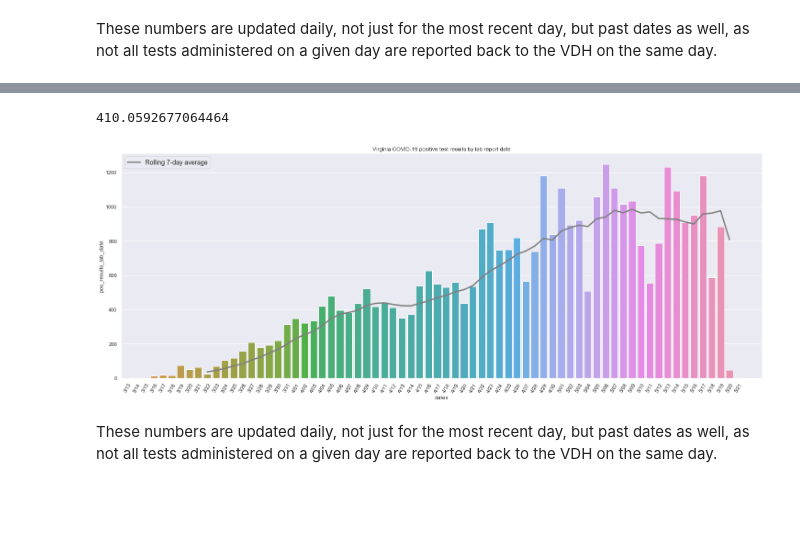
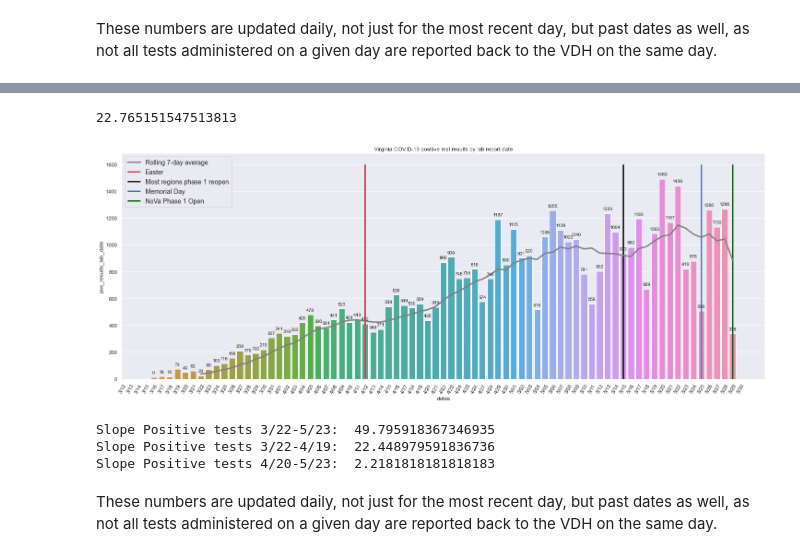
Before and after one commit to Sara1583/COVID-19-in-US, a Jupyter notebook: Virginia COVID-19.ipynb, the cells around one changed output, grey strips where cells are left out. Cells and saved outputs as stored; diff of their text form; code cells hidden in the pictures; blank space fills up the shorter version.

```diff
--- a/Virginia COVID-19.ipynb
+++ b/Virginia COVID-19.ipynb
@@ -72,6 +80,10 @@ Virginia_COVID_19['FX_rolling_7'] = Virginia_COVID_19['FX_new_cases'].rolling(wi
 Virginia_COVID_19['sans_FX'] = Virginia_COVID_19['new_reports_per_day'] - Virginia_COVID_19['FX_new_cases']
 # %%
 Virginia_COVID_19['sans_FX_rolling_7'] = Virginia_COVID_19['sans_FX'].rolling(window=7).mean()
+# %%
+Virginia_COVID_19['sans_NoVa'] = Virginia_COVID_19['new_reports_per_day'] - NoVa_cases
+# %%
+Virginia_COVID_19['sans_NoVa_rolling_7'] = Virginia_COVID_19['sans_NoVa'].rolling(window=7).mean()
 # %%
 Virginia_COVID_19.set_index('dates')
 # %% [output]
@@ -109,8 +120,8 @@ plt.show()
 # %%
 plt.figure(figsize=(25, 9))
 death_cum = sns.barplot(x='dates', y=Virginia_COVID_19.new_deaths_per_day.cumsum(), data=Virginia_COVID_19)
-for p in death_cum.patches:
-    death_cum.annotate(format(p.get_height(), '1.0f'), (p.get_x() + p.get_width()/2., p.get_height()), ha='center', va='center', xytext=(0,10), textcoords='offset points', rotation=45)
+#for p in death_cum.patches:
+    #death_cum.annotate(format(p.get_height(), '1.0f'), (p.get_x() + p.get_width()/2., p.get_height()), ha='center', va='center', xytext=(0,10), textcoords='offset points', rotation=45)
 plt.xticks(rotation=60)
 plt.title('Virginia cumulative COVID-19 deaths')
 #plt.savefig('Viginia cumulative COVID-19 deaths as of March 29')
@@ -193,8 +214,8 @@ plt.show()
 # %%
 plt.figure(figsize=(25, 9))
 hosp_cum = sns.barplot(x='dates', y=Virginia_COVID_19.new_hosp_per_day.cumsum(), data=Virginia_COVID_19)
-for p in hosp_cum.patches:
-    hosp_cum.annotate(format(p.get_height(), '1.0f'), (p.get_x() + p.get_width()/2., p.get_height()), ha='center', va='center', xytext=(0,10), textcoords='offset points')
+#for p in hosp_cum.patches:
+    #hosp_cum.annotate(format(p.get_height(), '1.0f'), (p.get_x() + p.get_width()/2., p.get_height()), ha='center', va='center', xytext=(0,10), textcoords='offset points')
 plt.xticks(rotation=60)
 plt.xlim(12)
 plt.title('Virginia cumulative COVID-19 hospitalizations')
@@ -263,20 +301,32 @@ plt.show()
 # %%
-print(Virginia_COVID_19['double_rate_test'][-7:].mean())
+print(Virginia_COVID_19['double_rate_test'][-10:-3].mean())
 # %% [output]
-410.0592677064464
+22.765151547513813
 # %%
 plt.figure(figsize=(25, 9))
 pos_lab_daily = sns.barplot(x='dates', y='pos_results_lab_date', data=Virginia_COVID_19)
-#for p in tests_daily.patches:
-    #pos_lab_daily.annotate(format(p.get_height(), '1.0f'), (p.get_x() + p.get_width()/2., p.get_height()), ha='center', va='center', xytext=(0,10), textcoords='offset points')
+for p in pos_lab_daily.patches:
+    pos_lab_daily.annotate(format(p.get_height(), '1.0f'), (p.get_x() + p.get_width()/2., p.get_height()), ha='center', va='center', xytext=(0,10), textcoords='offset points')
 plt.xticks(rotation=60)
 #plt.xlim(12)
 plt.plot(Virginia_COVID_19['pos_lab_rolling_7'], color='gray', label='Rolling 7-day average', linewidth=3)
+plt.vlines(x=36, ymin=0, ymax=1600, color='r', label='Easter', linewidth=3)
+plt.vlines(x=69, ymin=0, ymax=1600, color='k', label='Most regions phase 1 reopen', linewidth=3)
+plt.vlines(x=79, ymin=0, ymax=1600, color='b', label='Memorial Day', linewidth=3)
+plt.vlines(x=83, ymin=0, ymax=1600, color='darkgreen', label='NoVa Phase 1 Open', linewidth=3)
 plt.legend(loc="upper left", fontsize=14)
 plt.title('Virginia COVID-19 positive test results by lab report date')
 plt.show()
 # %% [output]
-[figure, old version]
+[figure, new version]
+# %%
+print('Slope Positive tests 3/22-5/23: ', linregress([15, Virginia_COVID_19['pos_lab_rolling_7'][15]], [77, Virginia_COVID_19['pos_lab_rolling_7'][77]])[0])
+print('Slope Positive tests 3/22-4/19: ', linregress([15, Virginia_COVID_19['pos_lab_rolling_7'][15]], [44, Virginia_COVID_19['pos_lab_rolling_7'][44]])[0])
+print('Slope Positive tests 4/20-5/23: ', linregress([44, Virginia_COVID_19['pos_lab_rolling_7'][44]], [77, Virginia_COVID_19['pos_lab_rolling_7'][77]])[0])
+# %% [output]
+Slope Positive tests 3/22-5/23:  49.795918367346935
+Slope Positive tests 3/22-4/19:  22.448979591836736
+Slope Positive tests 4/20-5/23:  2.2181818181818183
 # %% [markdown]
 These numbers are updated daily, not just for the most recent day, but past dates as well, as not all tests administered on a given day are reported back to the VDH on the same day.
 # %%
```
Also changed, not shown: parts of 53 cells of this notebook.
